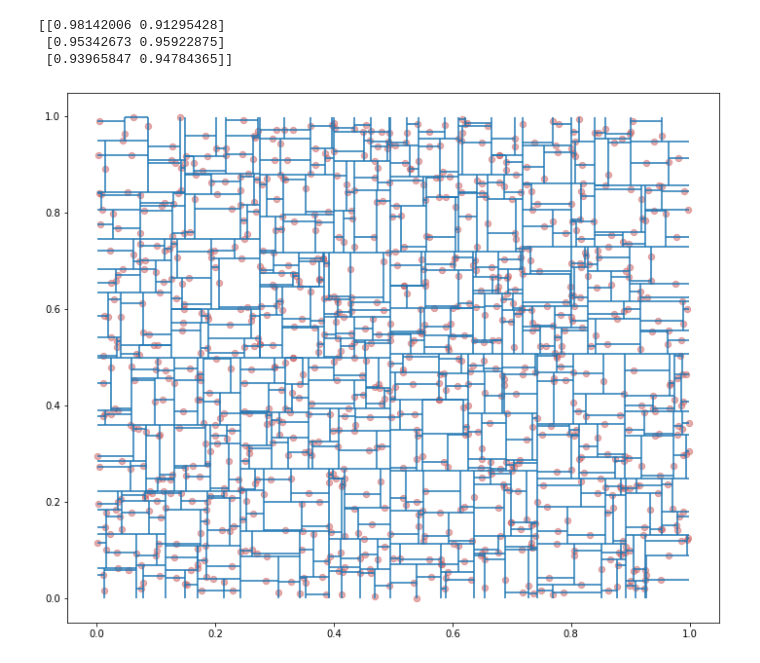
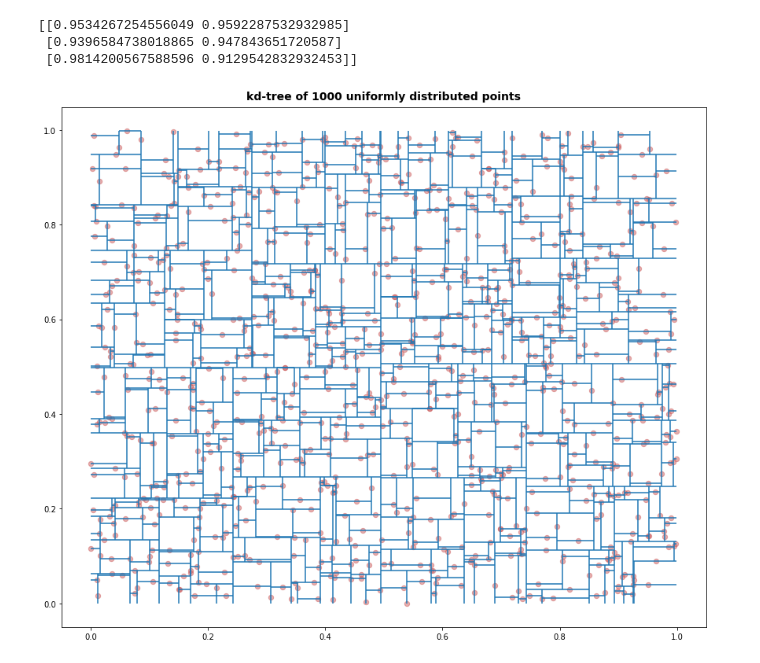
Before and after one commit to gittasche/kd-tree, a Jupyter notebook: example.ipynb, the cells around one changed output. Saved outputs shown, nothing was run; the diff lists cells and outputs as text; code cells hidden in the pictures.

Commit message:
add_point fix

```diff
--- a/example.ipynb
+++ b/example.ipynb
@@ -5,17 +6,29 @@ import matplotlib.pyplot as plt
 
 from kd_tree.kd_tree import KDTree
+# %%
+plt.rc("figure", autolayout=True)
+plt.rc(
+    "axes",
+    labelweight="bold",
+    labelsize="large",
+    titleweight="bold",
+    titlesize=14,
+    titlepad=10,
+)
+%matplotlib inline
 # %%
 rgen = random.RandomState(9)
 points = rgen.rand(1000, 2)
 # %%
 tree = KDTree(points)
-print(tree.query_knn([1., 1.], 3))
+print(tree.query_knn([1., 1.], 3, sort=True))
 # %% [output]
-[[0.98142006 0.91295428]
- [0.95342673 0.95922875]
- [0.93965847 0.94784365]]
+[[0.9534267254556049 0.9592287532932985]
+ [0.9396584738018865 0.947843651720587]
+ [0.9814200567588596 0.9129542832932453]]
-# %%
-tree.visualize(points)
-plt.show()
-# %% [output]
-[figure, removed]
+# %%
+ax = tree.visualize()
+ax.set_title("kd-tree of 1000 uniformly distributed points")
+plt.show()
+# %% [output]
+[figure, added]
```
Also changed, not shown: parts of 5 cells of this notebook, 2 other files.
